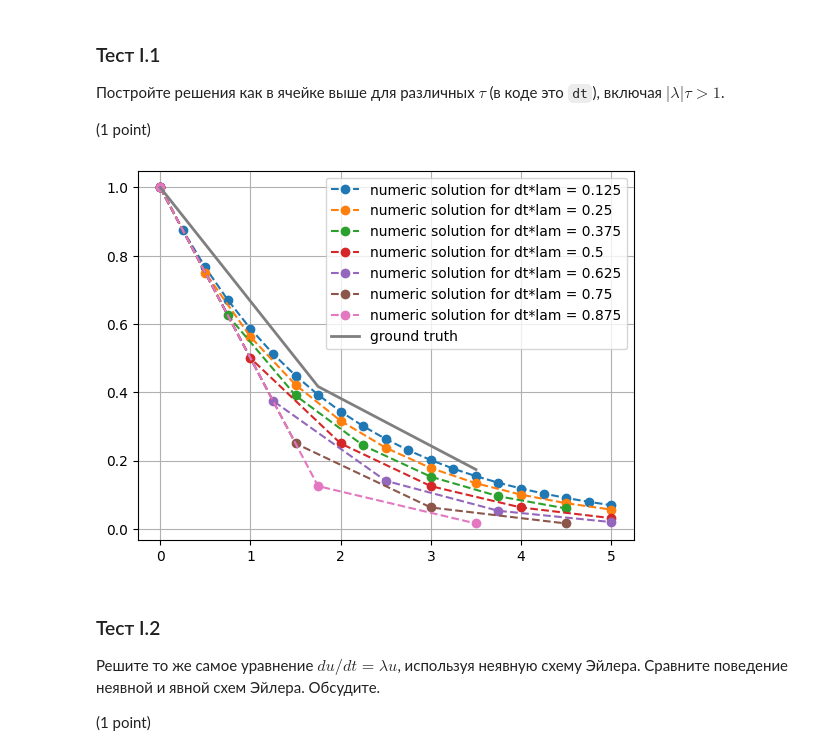
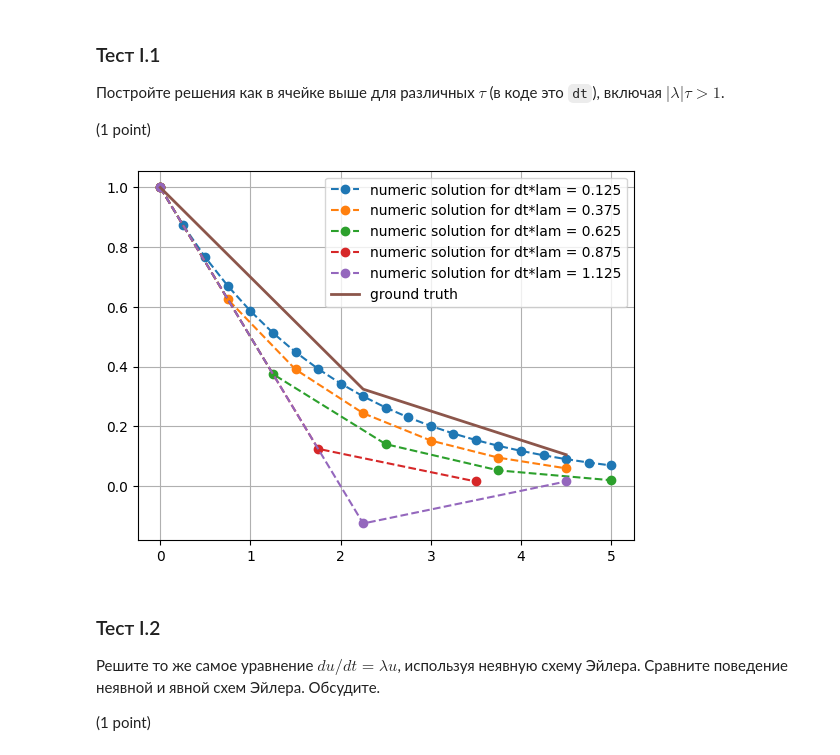
Before and after one commit to Clai101/Comp_Ph, a Jupyter notebook: 1_Sorted_HW/HW_2/IVP_ODE.ipynb, the cells around one changed output. Saved outputs shown, nothing was run; the diff lists cells and outputs as text; code cells hidden in the pictures.

```diff
--- a/1_Sorted_HW/HW_2/IVP_ODE.ipynb
+++ b/1_Sorted_HW/HW_2/IVP_ODE.ipynb
@@ -50,15 +50,15 @@ plt.grid(True)
 (1 point)
 # %%
 lam = -0.5
-for dt in range(1, 8):
+for dt in range(1, 10, 2):
     dt = dt/4
     tt, y = euler_solve(lam, u0=1.0, T=5, dt=dt)
     plt.plot(tt, y, 'o--', label=f'numeric solution for dt*lam = {dt*np.abs(lam)}')
 plt.plot(tt, np.exp(lam*tt), '-', lw=2, label='ground truth')
 plt.legend(loc='best')
 plt.grid(True)
 # %% [output]
-[figure, old version]
+[figure, new version]
 # %% [markdown]
 ### Тест I.2
 
```
Also changed, not shown: parts of 4 cells of this notebook.
